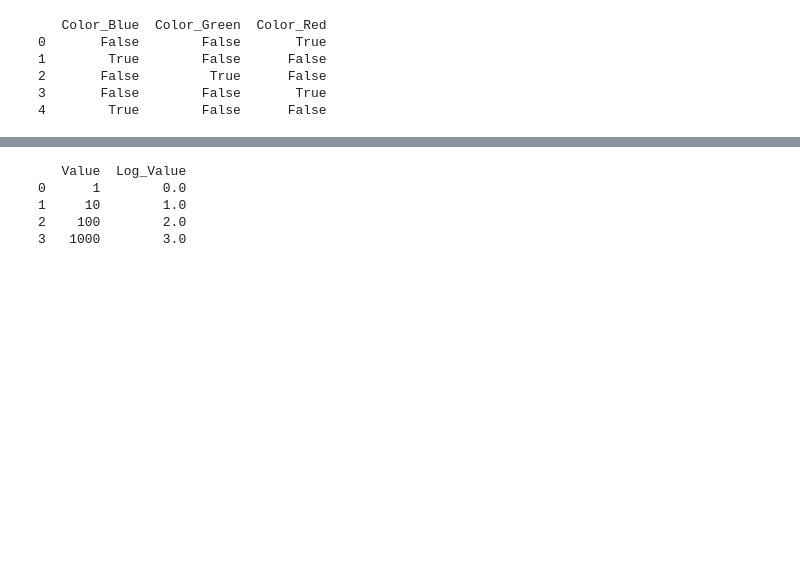
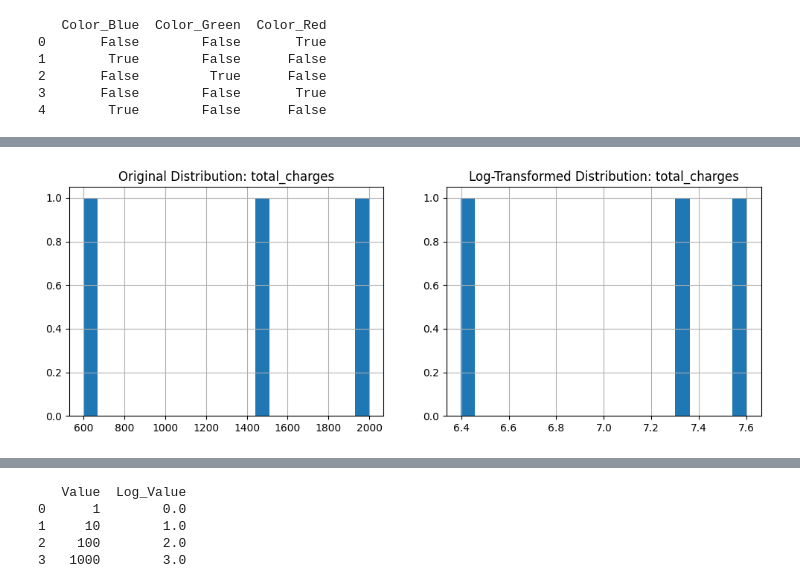
Before and after one commit to dikshajha22/Py_labreport, a Jupyter notebook: Lab_06.ipynb, the cells around one changed output, grey strips where cells are left out. Saved outputs shown, nothing was run; the diff lists cells and outputs as text; code cells hidden in the pictures; blank space fills up the shorter version.

```diff
--- a/Lab_06.ipynb
+++ b/Lab_06.ipynb
@@ -38,0 +1028,15 @@ print(df_encoded)
+# %%
+import numpy as np
+from sklearn.preprocessing import PowerTransformer
+
+# a. Log transform skewed features
+df["log_total_charges"] = np.log1p(df["total_charges"])
+
+# b. Box-Cox (only positive values)
+pt_boxcox = PowerTransformer(method="box-cox")
+df["boxcox_income"] = pt_boxcox.fit_transform(df[["monthly_charges"]])
+
+# c. Yeo-Johnson (works with negatives too)
+pt_yj = PowerTransformer(method="yeo-johnson")
+df["yj_support_calls"] = pt_yj.fit_transform(df[["num_support_calls"]])
+print(df)
@@ -38,0 +1066,17 @@ print(df_encoded)
+# %%
+import matplotlib.pyplot as plt
+
+# Before transformation
+plt.figure(figsize=(12,4))
+plt.subplot(1,2,1)
+df["total_charges"].hist(bins=20)
+plt.title("Original Distribution: total_charges")
+
+# After log transformation
+plt.subplot(1,2,2)
+df["log_total_charges"].hist(bins=20)
+plt.title("Log-Transformed Distribution: total_charges")
+
+plt.show()
+# %% [output]
+[figure, added]
```
Also changed, not shown: parts of 123 cells of this notebook.
